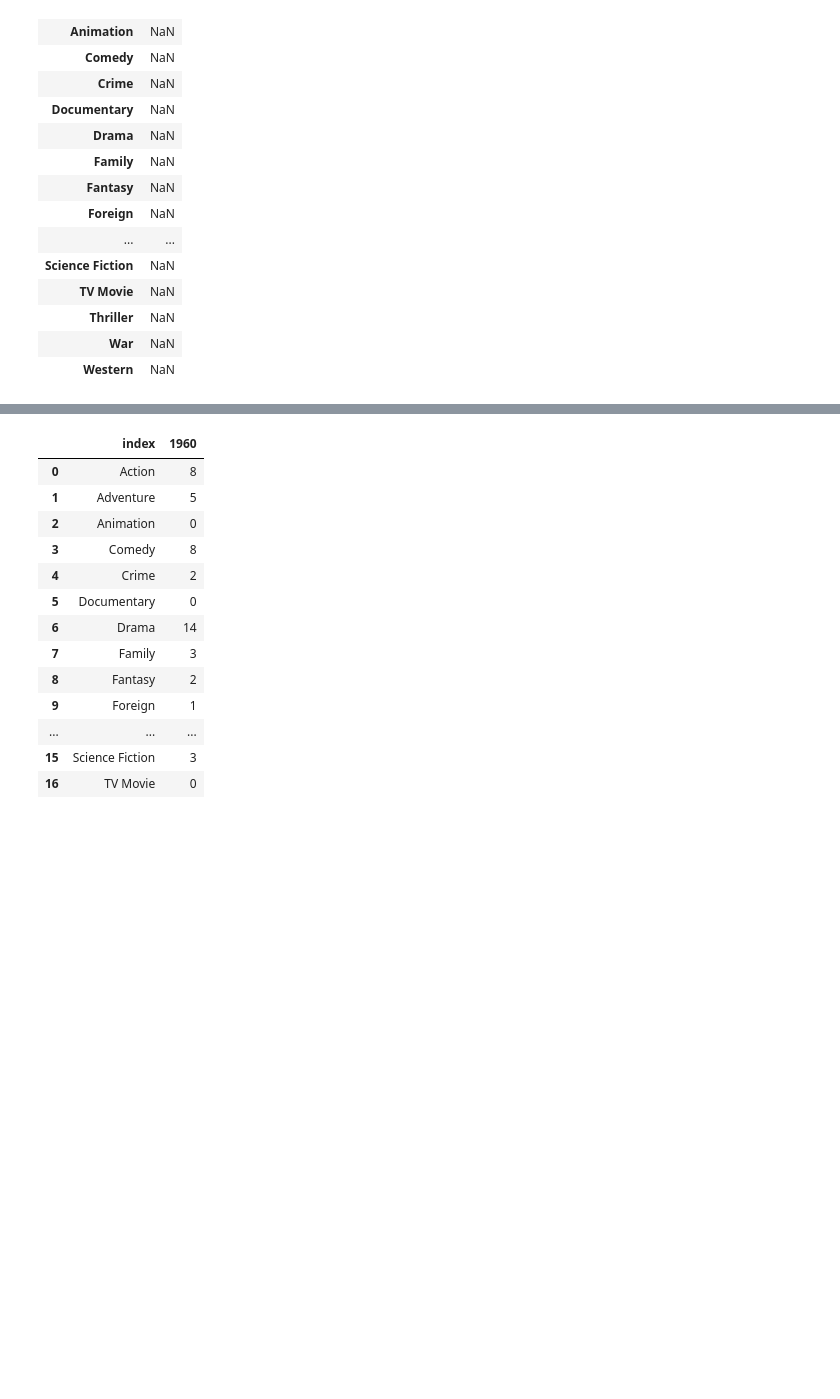
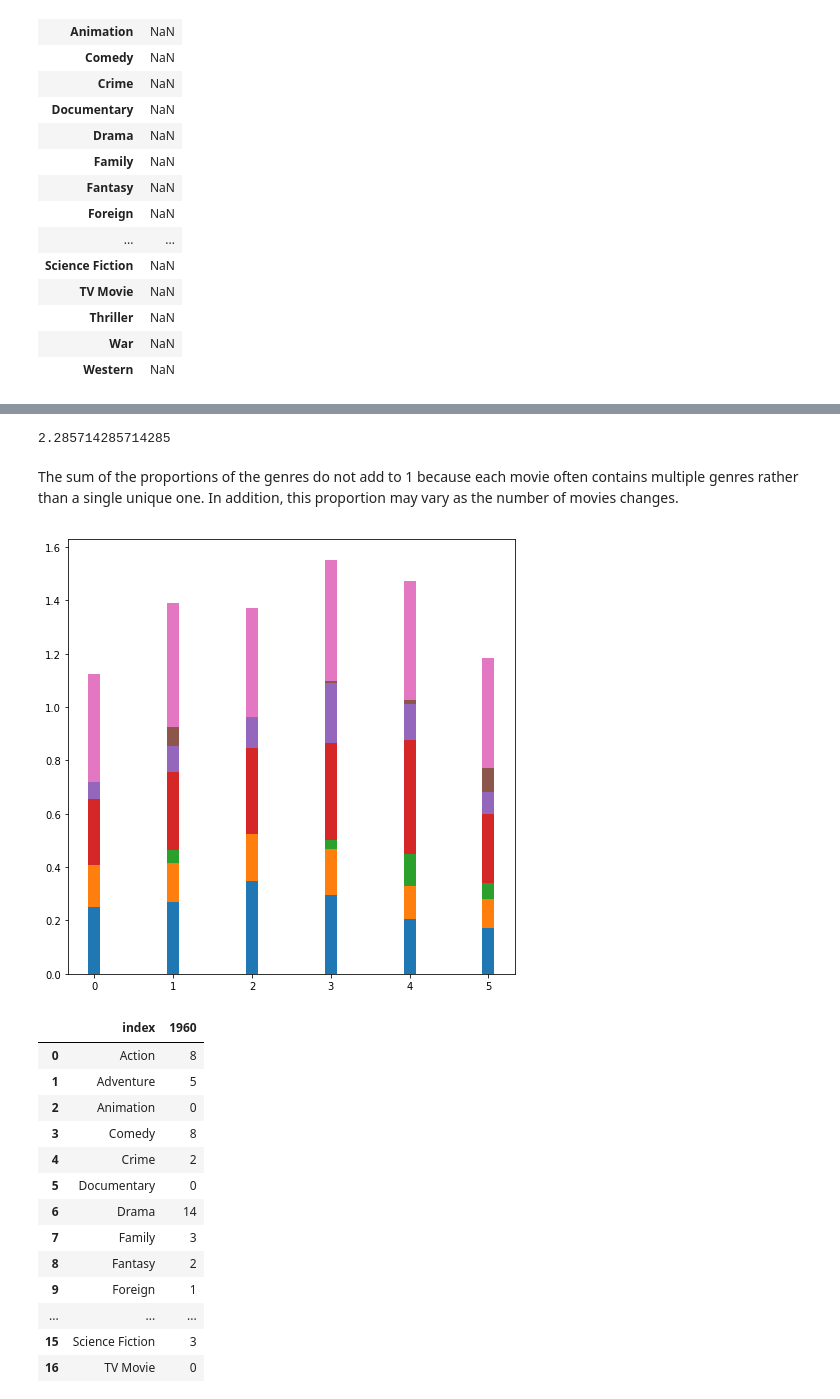
Before and after one commit to PSAB/Analyzing-movie-data, a Jupyter notebook: TMDB 5000 Movie Dataset Analysis.ipynb, the cells around one changed output, grey strips where cells are left out. Drawn from its saved outputs; the diff is of its cells as text; code cells hidden in the pictures; blank space fills up the shorter version.

```diff
--- a/TMDB 5000 Movie Dataset Analysis.ipynb
+++ b/TMDB 5000 Movie Dataset Analysis.ipynb
@@ -214,3 +261,23 @@ for genre in total_genres:
+# %%
+for genre in total_genres:
+    genres_str_1980 = df_1980['genres'].to_string()
+    count = genres_str_1980.count(genre)
+    year_1980['1980'][genre] = (count / df_1980.shape[0])
+
+for genre in total_genres:
+    genres_str_1990 = df_1990['genres'].to_string()
+    count = genres_str_1990.count(genre)
+    year_1990['1990'][genre] = (count / df_1990.shape[0])
+
+for genre in total_genres:
+    genres_str_2000 = df_2000['genres'].to_string()
+    count = genres_str_2000.count(genre)
+    year_2000['2000'][genre] = (count / df_2000.shape[0])
+
+for genre in total_genres:
+    genres_str_2015 = df_2015['genres'].to_string()
+    count = genres_str_2015.count(genre)
+    year_2015['2015'][genre] = (count / df_2015.shape[0])
 # %%
 year_1960
 # %% [output]
@@ -235,0 +321,8 @@ year_1960
+# %%
+# maybe make a copy of 1960 dataframe for the future
+year_1960['1970'] = year_1970['1970']
+year_1960['1980'] = year_1980['1980']
+year_1960['1990'] = year_1990['1990']
+year_1960['2000'] = year_2000['2000']
+year_1960['2015'] = year_2015['2015']
+year_1960
@@ -235,0 +347,3 @@ year_1960
+# %%
+year_1960 = year_1960.transpose()
+year_1960
@@ -236,3 +358,23 @@ year_1960
+# %%
+year_1960['1960'].sum()
+# %% [output]
+2.285714285714285
+# %% [markdown]
+The sum of the proportions of the genres do not add to 1 because each movie often contains multiple genres rather than a single unique one. In addition, this proportion may vary as the number of movies changes.
+# %%
+indx = np.arange(len(year_1960))
+plt.figure(figsize=(8, 8))
+
+graphAction = plt.bar(x=indx, height=year_1960['Action'], width=0.15)
+graphAdventure = plt.bar(x=indx, height=year_1960['Adventure'], width=0.15, bottom=year_1960['Action'])
+graphAnimation = plt.bar(x=indx, height=year_1960['Animation'], width=0.15, bottom=year_1960['Action'] + year_1960['Adventure'])
+graphComedy = plt.bar(x=indx, height=year_1960['Comedy'], width=0.15, bottom=year_1960['Action'] + year_1960['Adventure'] + year_1960['Animation'])
+graphCrime = plt.bar(x=indx, height=year_1960['Crime'], width=0.15, bottom=year_1960['Action'] + year_1960['Adventure'] + year_1960['Animation'] + year_1960['Comedy'])
+graphDocumentary = plt.bar(x=indx, height=year_1960['Documentary'], width=0.15, bottom=year_1960['Action'] + year_1960['Adventure'] + year_1960['Animation'] + year_1960['Comedy'] + year_1960['Crime'])
+graphDrama = plt.bar(x=indx, height=year_1960['Drama'], width=0.15, bottom=year_1960['Action'] + year_1960['Adventure'] + year_1960['Animation'] + year_1960['Comedy'] + year_1960['Crime'] + year_1960['Documentary'])
+# Make this cleaner in the future by using naming conventions for 'bottom' parameter
+# %% [output]
+[figure, added]
 # %%
 year_1960 = year_1960.reset_index()
 year_1960
```
Also changed, not shown: parts of 19 cells of this notebook.
